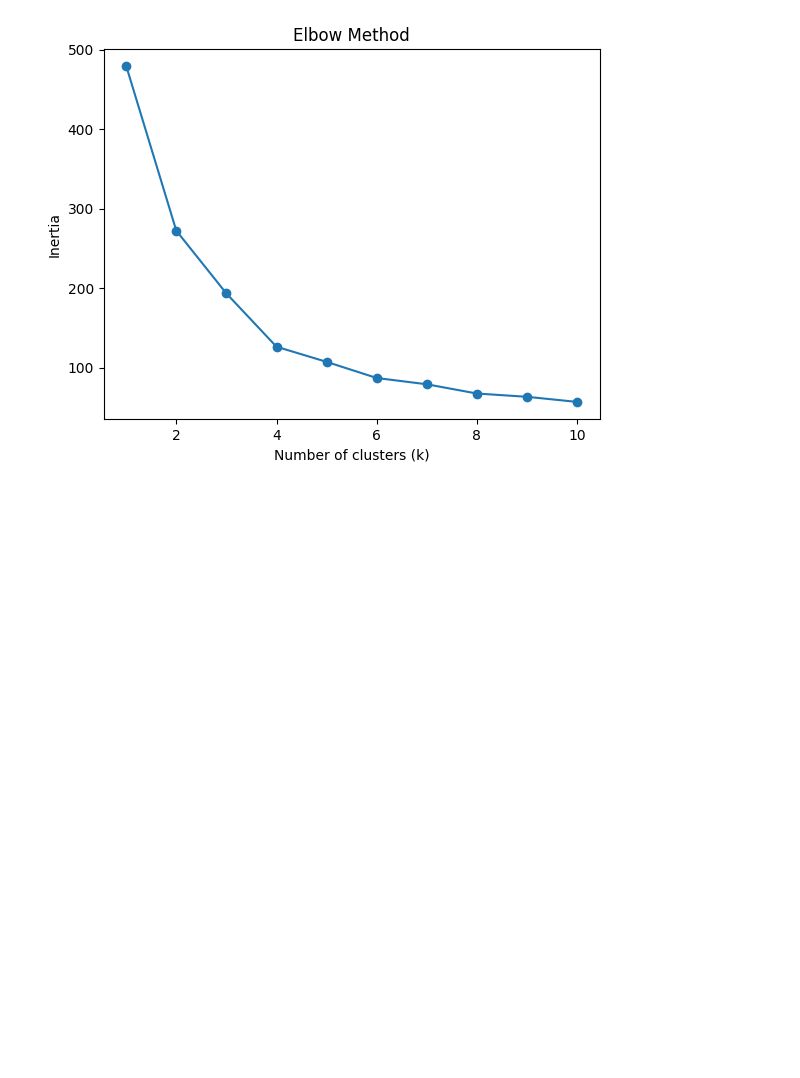
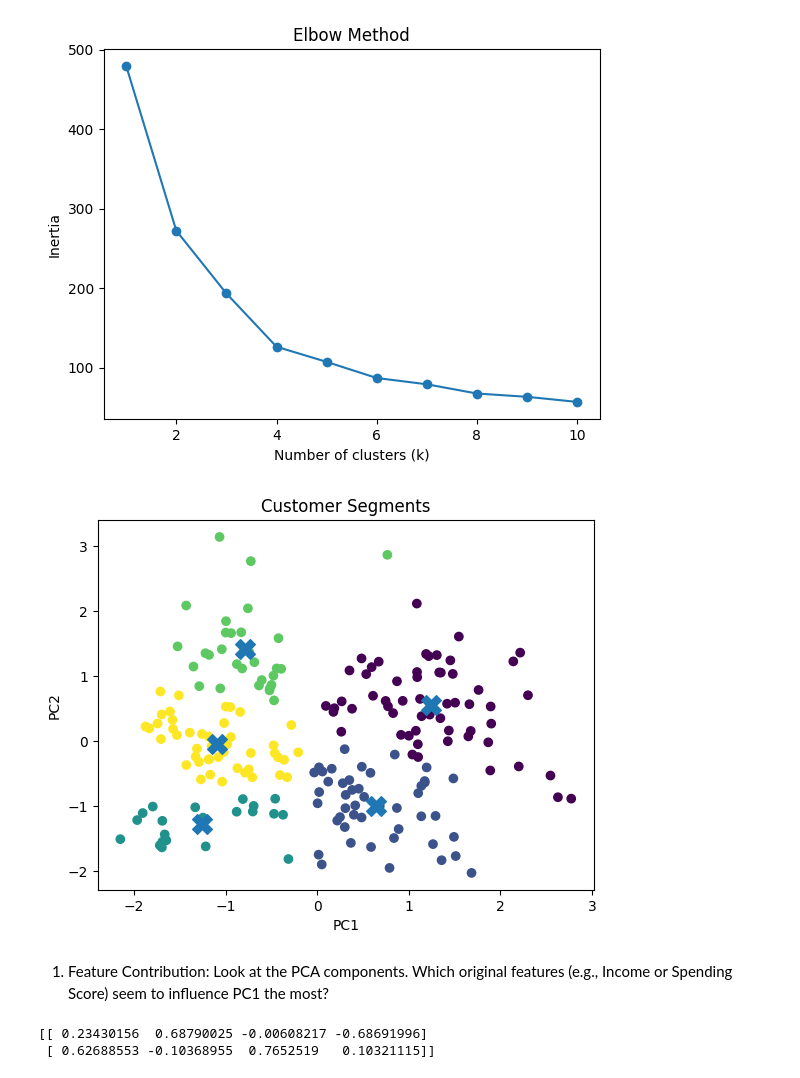
Before and after one commit to RadhikaKapoor383/Python-practise, a Jupyter notebook: AI Lab codes/AI_LAB12_radhika.ipynb, the cells around one changed output. Drawn from its saved outputs; the diff is of its cells as text; code cells hidden in the pictures; blank space fills up the shorter version.

```diff
--- a/AI Lab codes/AI_LAB12_radhika.ipynb
+++ b/AI Lab codes/AI_LAB12_radhika.ipynb
@@ -40,3 +40,28 @@ plt.ylabel('Inertia')
 plt.show()
 # %% [output]
 [figure]
+# %%
+kmeans = KMeans(n_clusters=5, random_state=42)
+clusters = kmeans.fit_predict(X_pca)
+
+pca_df['Cluster'] = clusters
+# %%
+plt.scatter(pca_df['PC1'], pca_df['PC2'], c=pca_df['Cluster'])
+plt.scatter(kmeans.cluster_centers_[:,0],
+            kmeans.cluster_centers_[:,1],
+            s=200, marker='X')
+
+plt.xlabel('PC1')
+plt.ylabel('PC2')
+plt.title('Customer Segments')
+plt.show()
+# %% [output]
+[figure, added]
+# %% [markdown]
+1. Feature Contribution: Look at the PCA components. Which original features
+(e.g., Income or Spending Score) seem to influence PC1 the most?
+# %%
+print(pca.components_)
+# %% [output]
+[[ 0.23430156  0.68790025 -0.00608217 -0.68691996]
+ [ 0.62688553 -0.10368955  0.7652519   0.10321115]]
```
Also changed, not shown: parts of 6 cells of this notebook.
